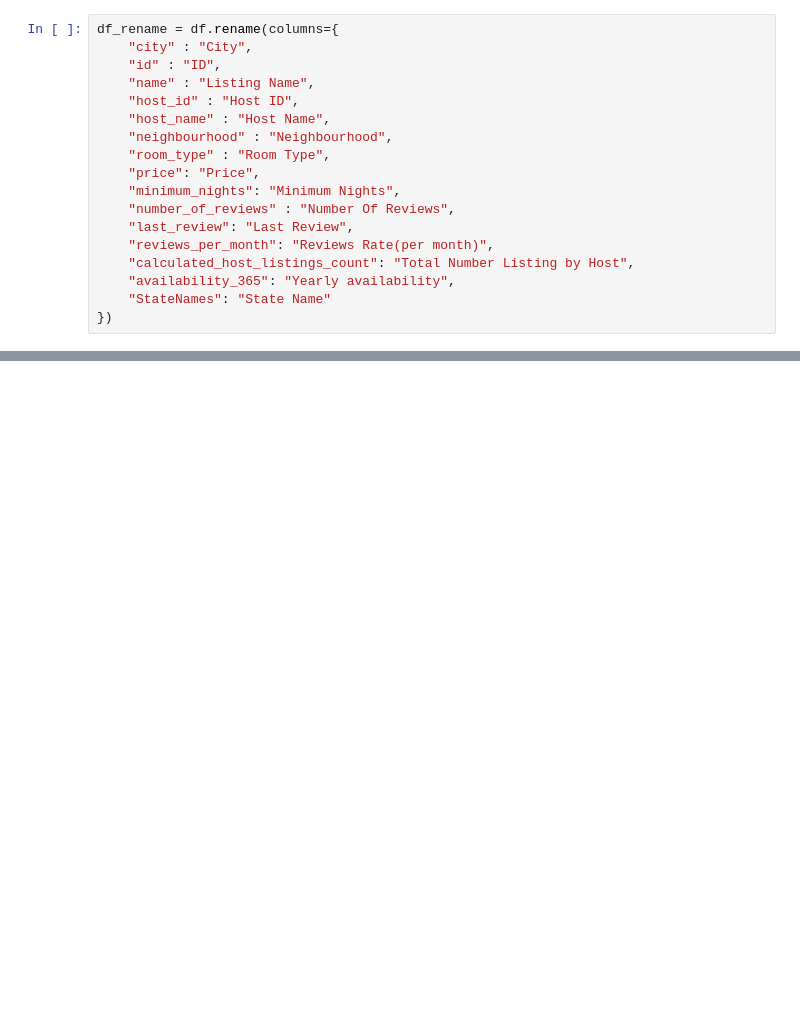
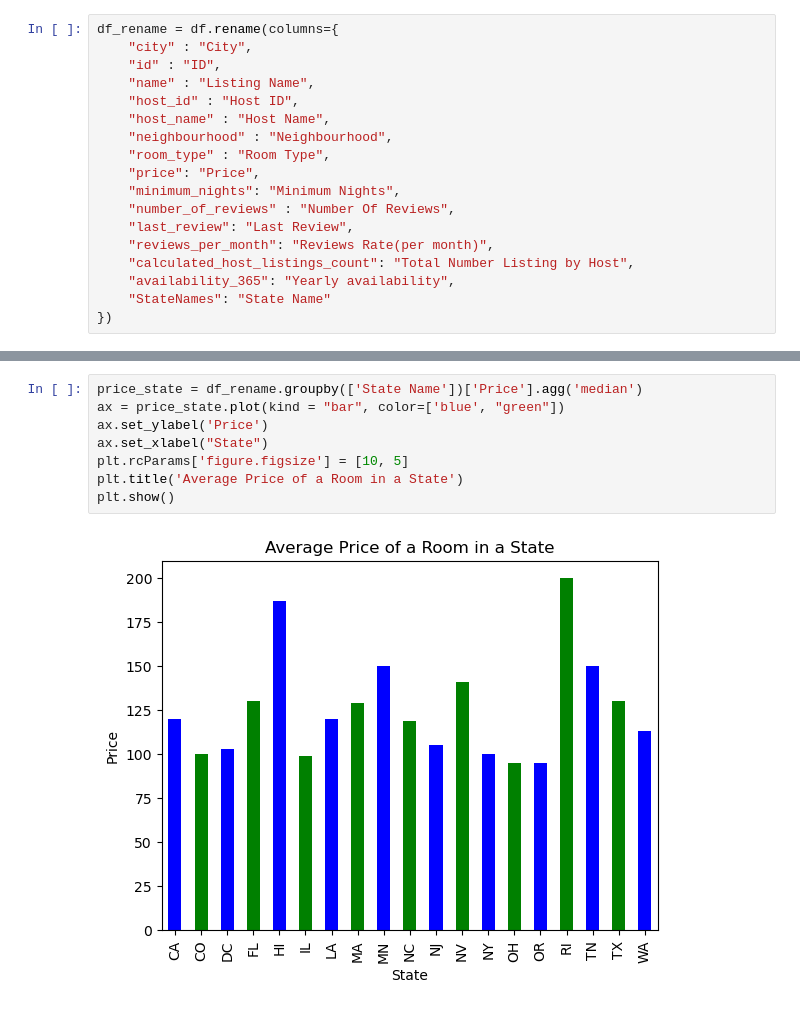
Before and after one commit to jbarbs44/Project-1, a Jupyter notebook: main.ipynb, the cells around one changed output, grey strips where cells are left out. Drawn from its saved outputs; the diff is of its cells as text; blank space fills up the shorter version.

```diff
--- a/main.ipynb
+++ b/main.ipynb
@@ -54,0 +46,10 @@ df_rename = df.rename(columns={
+# %%
+price_state = df_rename.groupby(['State Name'])['Price'].agg('median')
+ax = price_state.plot(kind = "bar", color=['blue', "green"])
+ax.set_ylabel('Price')
+ax.set_xlabel("State")
+plt.rcParams['figure.figsize'] = [10, 5]
+plt.title('Average Price of a Room in a State')
+plt.show()
+# %% [output]
+[figure, added]
```
Also changed, not shown: parts of 20 cells of this notebook, 3 other files.
